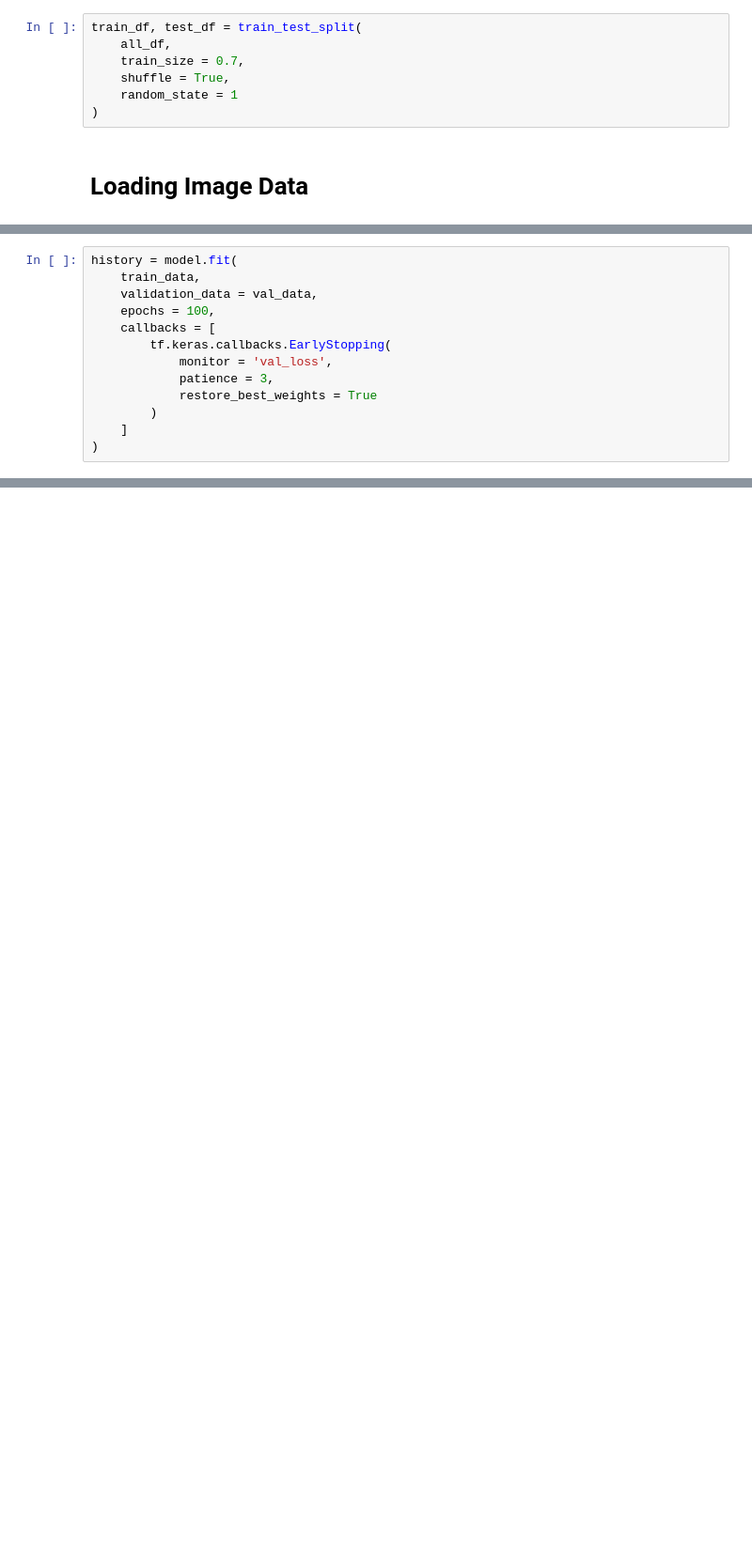
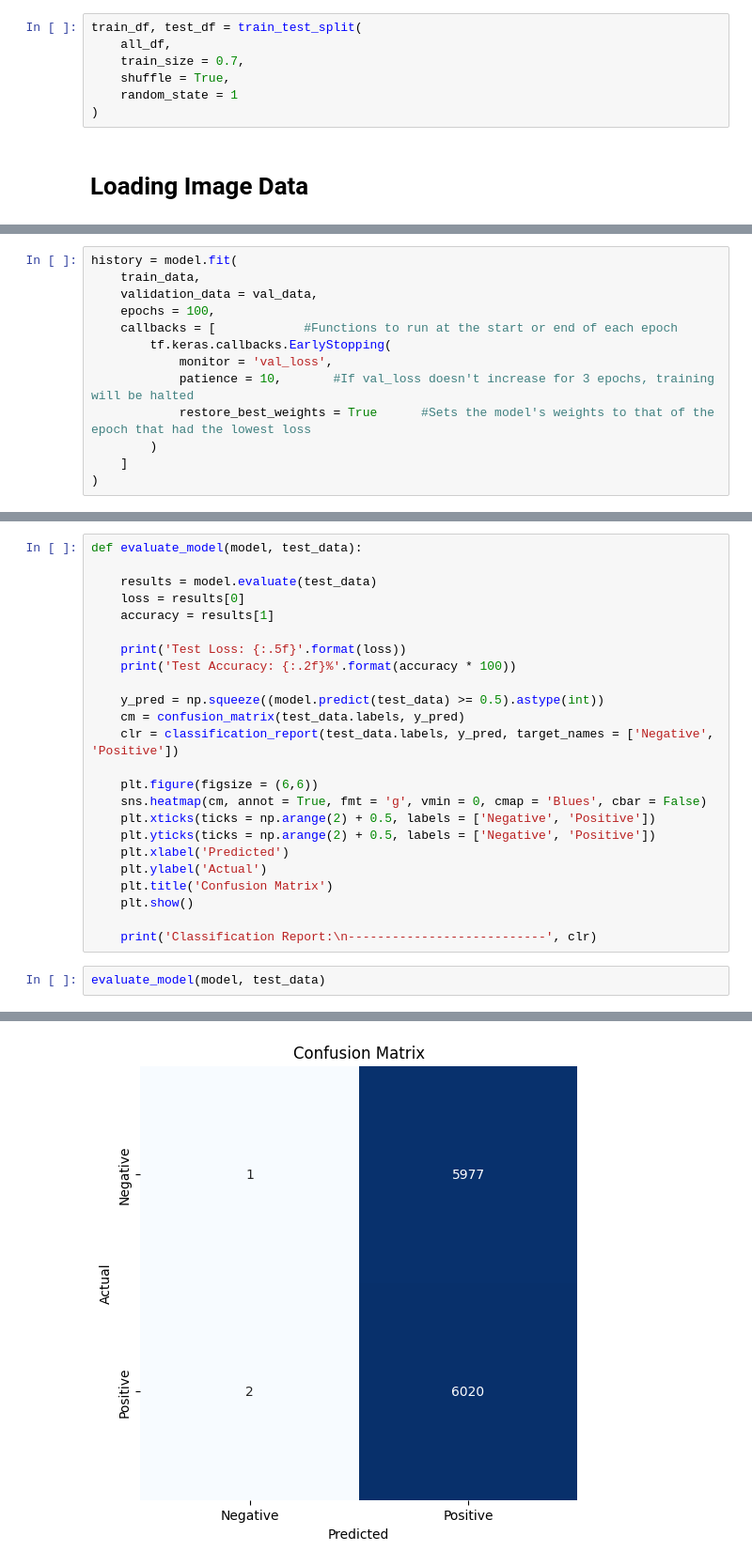
Before and after one commit to kkkissiedu/Concrete-Surface-Crack-Detection-Model, a Jupyter notebook: concrete-surface-crack-detection-model-tf.ipynb, the cells around one changed output, grey strips where cells are left out. Shown at 94% size. Saved outputs shown, nothing was run; the diff lists cells and outputs as text; blank space fills up the shorter version.

Commit message:
Kaggle Notebook | Concrete Surface Crack Detection Model TF | Version 1

```diff
--- a/concrete-surface-crack-detection-model-tf.ipynb
+++ b/concrete-surface-crack-detection-model-tf.ipynb
@@ -166,11 +157,11 @@ history = model.fit(
     train_data,
     validation_data = val_data,
     epochs = 100,
-    callbacks = [
+    callbacks = [            #Functions to run at the start or end of each epoch
         tf.keras.callbacks.EarlyStopping(
             monitor = 'val_loss',
-            patience = 3,
-            restore_best_weights = True
+            patience = 10,       #If val_loss doesn't increase for 3 epochs, training will be halted
+            restore_best_weights = True      #Sets the model's weights to that of the epoch that had the lowest loss
         )
     ]
 )
@@ -179,0 +197,27 @@ Epoch 1/100
+# %%
+def evaluate_model(model, test_data):
+
+    results = model.evaluate(test_data)
+    loss = results[0]
+    accuracy = results[1]
+
+    print('Test Loss: {:.5f}'.format(loss))
+    print('Test Accuracy: {:.2f}%'.format(accuracy * 100))
+
+    y_pred = np.squeeze((model.predict(test_data) >= 0.5).astype(int))
+    cm = confusion_matrix(test_data.labels, y_pred)
+    clr = classification_report(test_data.labels, y_pred, target_names = ['Negative', 'Positive'])
+
+    plt.figure(figsize = (6,6))
+    sns.heatmap(cm, annot = True, fmt = 'g', vmin = 0, cmap = 'Blues', cbar = False)
+    plt.xticks(ticks = np.arange(2) + 0.5, labels = ['Negative', 'Positive'])
+    plt.yticks(ticks = np.arange(2) + 0.5, labels = ['Negative', 'Positive'])
+    plt.xlabel('Predicted')
+    plt.ylabel('Actual')
+    plt.title('Confusion Matrix')
+    plt.show()
+
+    print('Classification Report:\n---------------------------', clr)
+# %%
+evaluate_model(model, test_data)
+# %% [output]
@@ -179,0 +228 @@ Epoch 1/100
+[figure, added]
```
Also changed, not shown: parts of 13 cells of this notebook.
